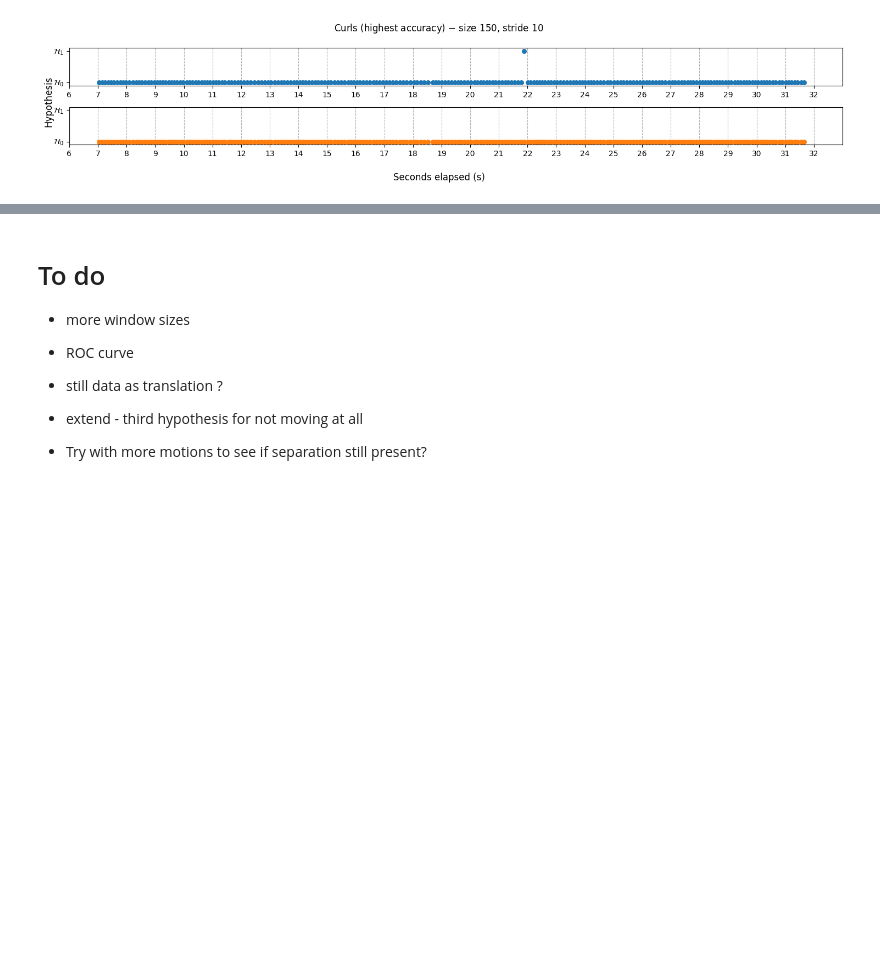
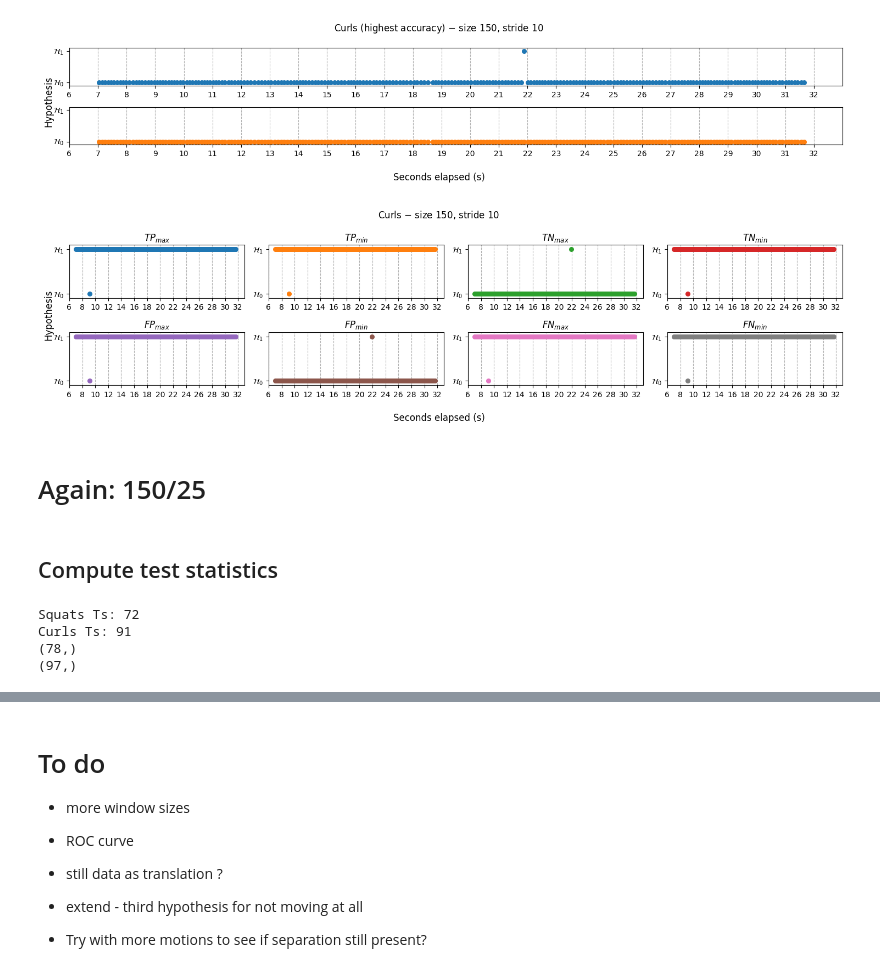
Before and after one commit to sjb296/linear-motion-detection, a Jupyter notebook: main.ipynb, the cells around one changed output, grey strips where cells are left out. Drawn from its saved outputs; the diff is of its cells as text; code cells hidden in the pictures; blank space fills up the shorter version.

```diff
--- a/main.ipynb
+++ b/main.ipynb
@@ -1643,3 +1643,26 @@ plt.suptitle("Curls (highest accuracy) $-$ size 150, stride 10")
 plt.tight_layout()
 # %% [output]
 [figure]
+# %%
+# Octa plot
+hyps_octa_plot(
+    curls_df_trim_s10["seconds_elapsed"][:len(curl_Ts_150_10)],
+    curl_150_10_hyp_sets[np.argmax(curl_150_10_true_pos_arr)],
+    curl_150_10_hyp_sets[np.argmin(curl_150_10_true_pos_arr)],
+    curl_150_10_hyp_sets[np.argmax(curl_150_10_true_neg_arr)],
+    curl_150_10_hyp_sets[np.argmin(curl_150_10_true_neg_arr)],
+    curl_150_10_hyp_sets[np.argmax(curl_150_10_false_pos_arr)],
+    curl_150_10_hyp_sets[np.argmin(curl_150_10_false_pos_arr)],
+    curl_150_10_hyp_sets[np.argmax(curl_150_10_false_neg_arr)],
+    curl_150_10_hyp_sets[np.argmin(curl_150_10_false_neg_arr)],
+    curl_left_lim,
+    curl_right_lim,
+    ["$TP_{max}$", "$TP_{min}$", "$TN_{max}$", "$TN_{min}$", "$FP_{max}$", "$FP_{min}$", "$FN_{max}$", "$FN_{min}$"],
+    s=dot_size
+)
+plt.suptitle("Curls $-$ size 150, stride 10")
+plt.tight_layout()
+# %% [output]
+[figure, added]
+# %% [markdown]
+# Again: 150/25
@@ -1645,0 +1673,2 @@ plt.tight_layout()
+# %% [markdown]
+## Compute test statistics
@@ -1645,0 +1681,12 @@ plt.tight_layout()
+# %%
+print(f"Squats Ts: {len(squat_Ts_150_25)}")
+print(f"Curls Ts: {len(curl_Ts_150_25)}")
+
+print(squat_df_trim_s25["hypothesis"].shape)
+print(curls_df_trim_s25["hypothesis"].shape)
+# The DFs needs to be trimmed
+# %% [output]
+Squats Ts: 72
+Curls Ts: 91
+(78,)
+(97,)
```
Also changed, not shown: parts of 25 cells of this notebook, 2 other files.
